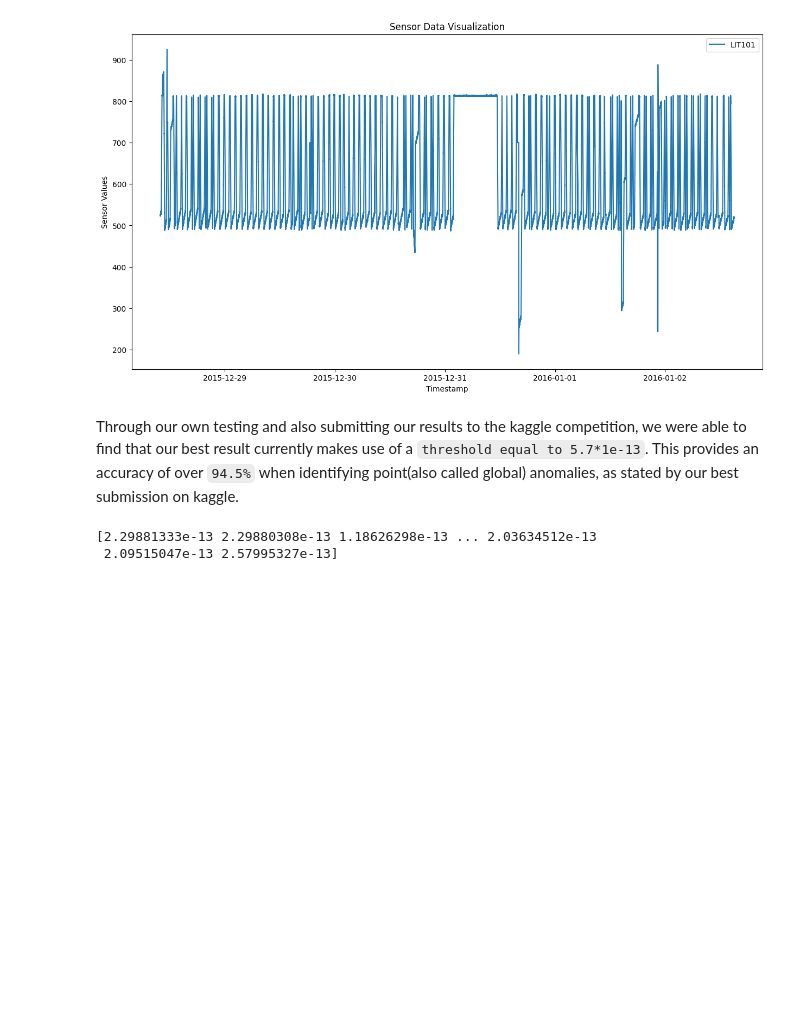
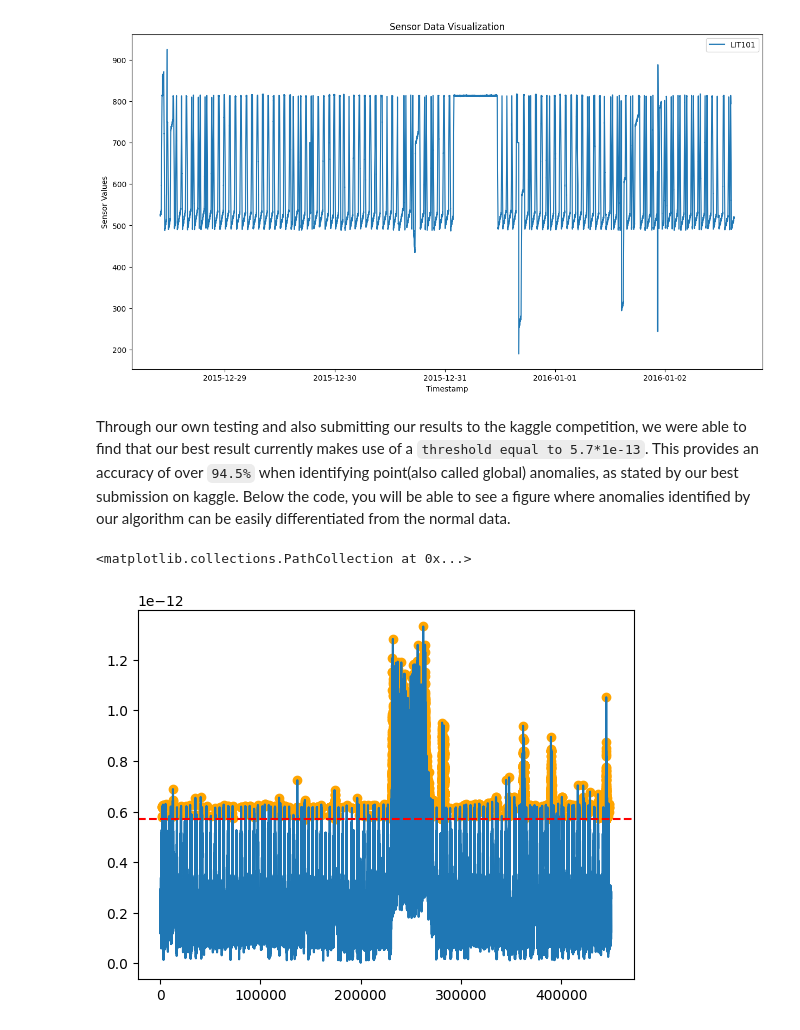
Before and after one commit to SirbayC/Anomaly-Detection-with-DTW-PCA, a Jupyter notebook: Anomaly Detection.ipynb, the cells around one changed output. Saved outputs shown, nothing was run; the diff lists cells and outputs as text; code cells hidden in the pictures; blank space fills up the shorter version.

```diff
--- a/Anomaly Detection.ipynb
+++ b/Anomaly Detection.ipynb
@@ -248,28 +247,14 @@ visualize_sensor_data(test_data, sensors=['LIT101'])
 # %% [output]
 [figure]
 # %% [markdown]
-Through our own testing and also submitting our results to the kaggle competition, we were able to find that our best result currently makes use of a `threshold equal to 5.7*1e-13`. This provides an accuracy of over `94.5%` when identifying point(also called global) anomalies, as stated by our best submission on kaggle.
+Through our own testing and also submitting our results to the kaggle competition, we were able to find that our best result currently makes use of a `threshold equal to 5.7*1e-13`. This provides an accuracy of over `94.5%` when identifying point(also called global) anomalies, as stated by our best submission on kaggle. Below the code, you will be able to see a figure where anomalies identified by our algorithm can be easily differentiated from the normal data.
-# %%
-threshold = 57e-14
-print(residuals)
-import csv
-
-data=[]
-
-for index, num in enumerate(residuals):
-    if num-threshold>0:
-        string = "Attack"
-    else:
-        string = "Normal"
-    data.append([index,string])
-
-path = "output.csv"
-with open(path, mode='w', newline='') as file:
-    writer = csv.writer(file)
-    # Write the header
-    writer.writerow(['Index', 'Label'])
-    # Write the data
-    writer.writerows(data)
-# %% [output]
-[2.29881333e-13 2.29880308e-13 1.18626298e-13 ... 2.03634512e-13
- 2.09515047e-13 2.57995327e-13]
+# %%
+threshold = 57e-14
+
+plt.plot(residuals)
+above_threshold_indices = np.where(np.array(residuals) > threshold)[0]
+plt.axhline(y=threshold, color='r', linestyle='--', label='Threshold')
+plt.scatter(above_threshold_indices, np.array(residuals)[above_threshold_indices], color='orange', label='Above Threshold')
+# %% [output]
+<matplotlib.collections.PathCollection at 0x...>
+[figure, added]
```
Also changed, not shown: parts of 9 cells of this notebook.
